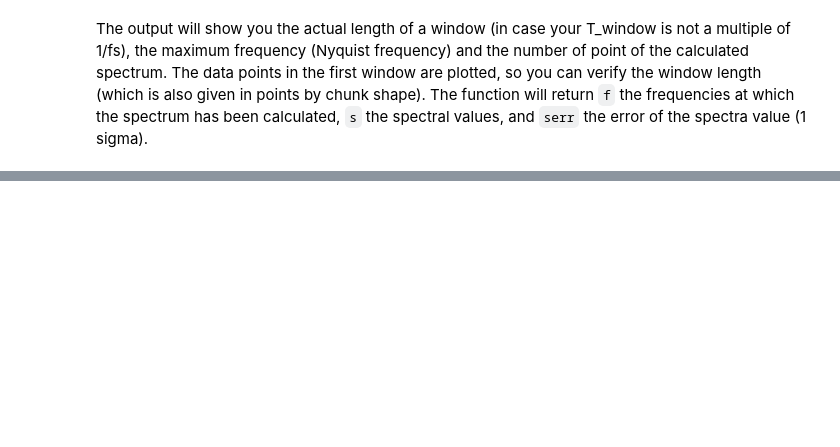
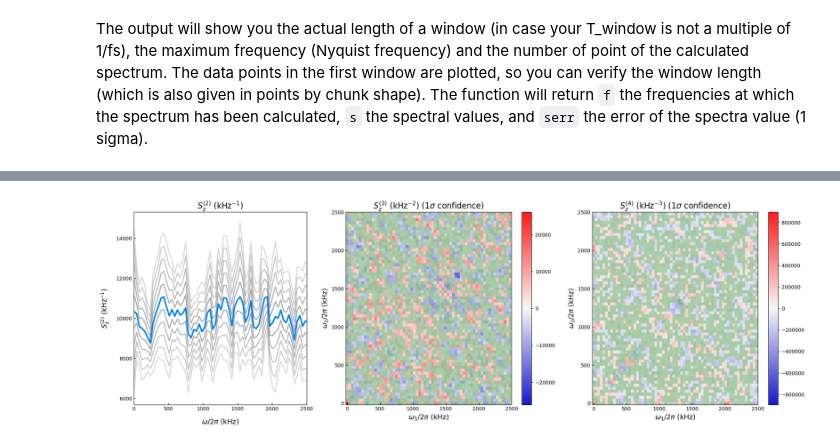
Before and after one commit to MarkusSifft/SignalSnap, a Jupyter notebook: Examples/Calculating Spectra from Numpy Array.ipynb, the cells around one changed output, grey strips where cells are left out. Cells and saved outputs as stored; diff of their text form; code cells hidden in the pictures; blank space fills up the shorter version.

```diff
--- a/Examples/Calculating Spectra from Numpy Array.ipynb
+++ b/Examples/Calculating Spectra from Numpy Array.ipynb
@@ -43 +42,6 @@ fig = spec.plot(plot_orders=[2], plot_f_max=5e3/2)
+# %%
+plot_config.plot_orders = [2,3,4]
+fig = spec.plot()
+# %% [output]
+[figure, added]
 # %%
```
Also changed, not shown: parts of 6 cells of this notebook, 5 other files.
